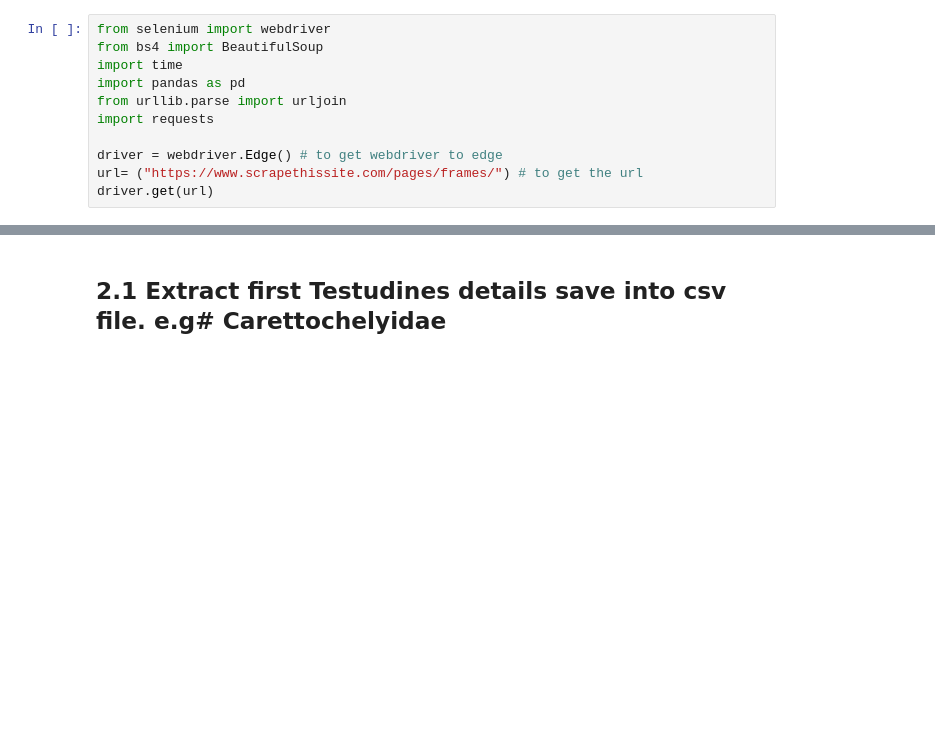
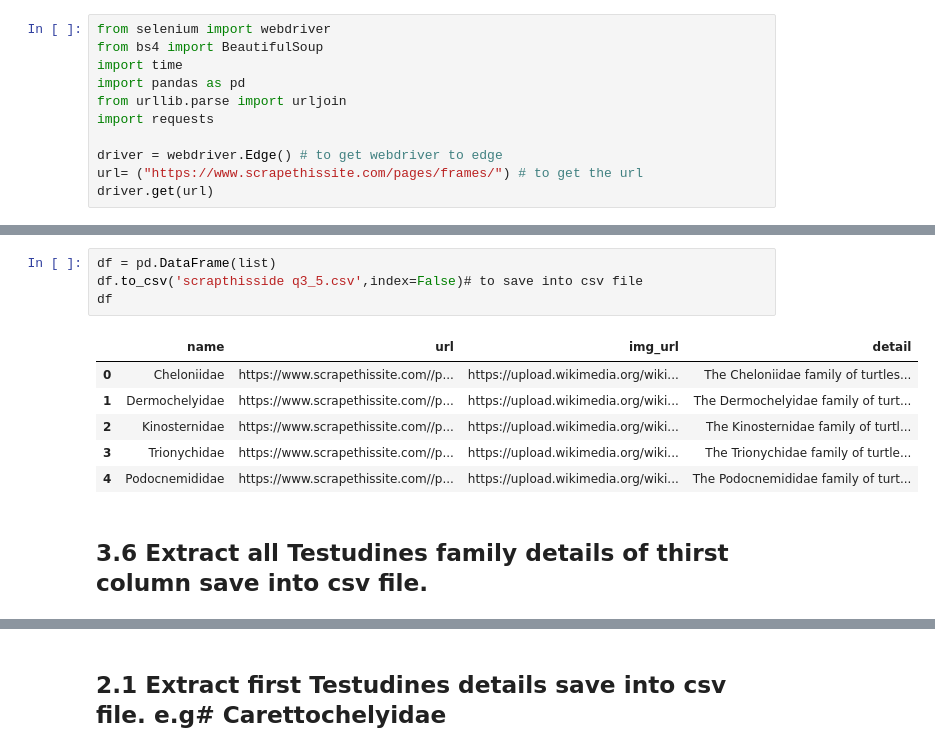
Before and after one commit to asifkasi/course-python-and-automation-by-kasi, a Jupyter notebook: Student's Folders/abdur rehman/from_dynamic_wibsite/scrapethissite.ipynb, the cells around one changed output, grey strips where cells are left out. Cells and saved outputs as stored; diff of their text form; blank space fills up the shorter version.

```diff
--- a/Student's Folders/abdur rehman/from_dynamic_wibsite/scrapethissite.ipynb
+++ b/Student's Folders/abdur rehman/from_dynamic_wibsite/scrapethissite.ipynb
@@ -676,0 +1012,13 @@ df
+# %%
+df = pd.DataFrame(list)
+df.to_csv('scrapthisside q3_5.csv',index=False)# to save into csv file
+df
+# %% [output]
+|  | name | url | img_url | detail |
+| 0 | Cheloniidae | https://www.scrapethissite.com//p... | https://upload.wikimedia.org/wiki... | The Cheloniidae family of turtles... |
+| 1 | Dermochelyidae | https://www.scrapethissite.com//p... | https://upload.wikimedia.org/wiki... | The Dermochelyidae family of turt... |
+| 2 | Kinosternidae | https://www.scrapethissite.com//p... | https://upload.wikimedia.org/wiki... | The Kinosternidae family of turtl... |
+| 3 | Trionychidae | https://www.scrapethissite.com//p... | https://upload.wikimedia.org/wiki... | The Trionychidae family of turtle... |
+| 4 | Podocnemididae | https://www.scrapethissite.com//p... | https://upload.wikimedia.org/wiki... | The Podocnemididae family of turt... |
+# %% [markdown]
+## 3.6 Extract all Testudines family details of thirst column save into csv file.
```
Also changed, not shown: parts of 37 cells of this notebook, 10 other files.
